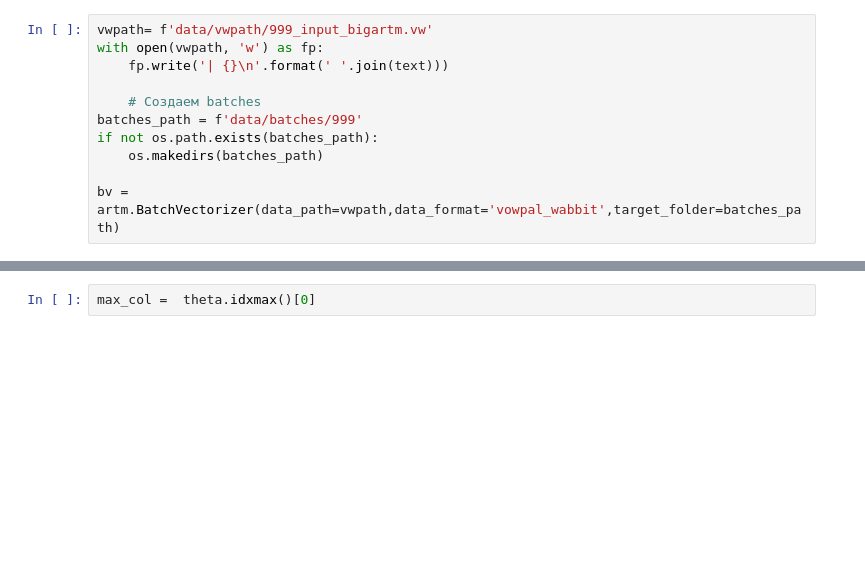
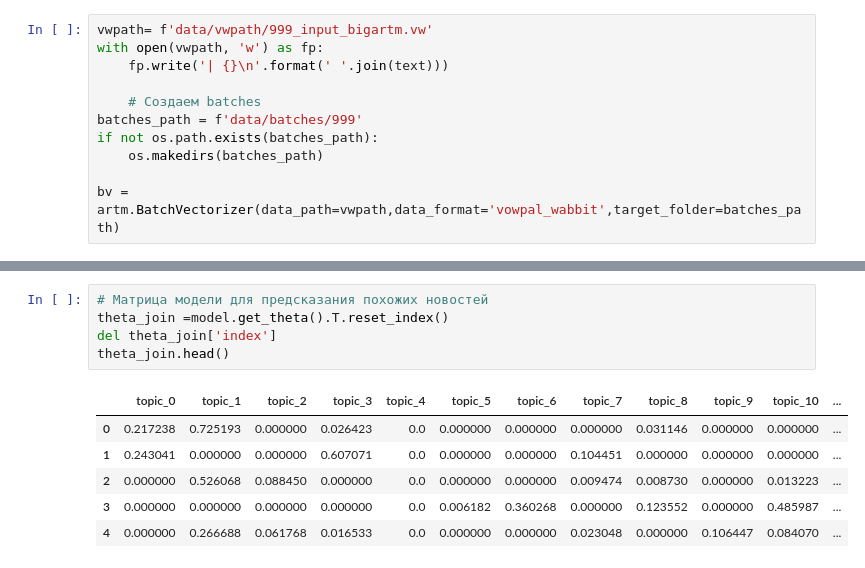
Before and after one commit to vtrokhymenko/topic_news, a Jupyter notebook: bigartm/search_topic.ipynb, the cells around one changed output, grey strips where cells are left out. Drawn from its saved outputs; the diff is of its cells as text; blank space fills up the shorter version.

```diff
--- a/bigartm/search_topic.ipynb
+++ b/bigartm/search_topic.ipynb
@@ -85,2 +127,12 @@ theta.T
-# %%
-max_col =  theta.idxmax()[0]
+# %%
+# Матрица модели для предсказания похожих новостей
+theta_join =model.get_theta().T.reset_index()
+del theta_join['index']
+theta_join.head()
+# %% [output]
+|  | topic_0 | topic_1 | topic_2 | topic_3 | topic_4 | topic_5 | topic_6 | topic_7 | topic_8 | topic_9 | topic_10 | ... |
+| 0 | 0.217238 | 0.725193 | 0.000000 | 0.026423 | 0.0 | 0.000000 | 0.000000 | 0.000000 | 0.031146 | 0.000000 | 0.000000 | ... |
+| 1 | 0.243041 | 0.000000 | 0.000000 | 0.607071 | 0.0 | 0.000000 | 0.000000 | 0.104451 | 0.000000 | 0.000000 | 0.000000 | ... |
+| 2 | 0.000000 | 0.526068 | 0.088450 | 0.000000 | 0.0 | 0.000000 | 0.000000 | 0.009474 | 0.008730 | 0.000000 | 0.013223 | ... |
+| 3 | 0.000000 | 0.000000 | 0.000000 | 0.000000 | 0.0 | 0.006182 | 0.360268 | 0.000000 | 0.123552 | 0.000000 | 0.485987 | ... |
+| 4 | 0.000000 | 0.266688 | 0.061768 | 0.016533 | 0.0 | 0.000000 | 0.000000 | 0.023048 | 0.000000 | 0.106447 | 0.084070 | ... |
```
Also changed, not shown: parts of 16 cells of this notebook.
